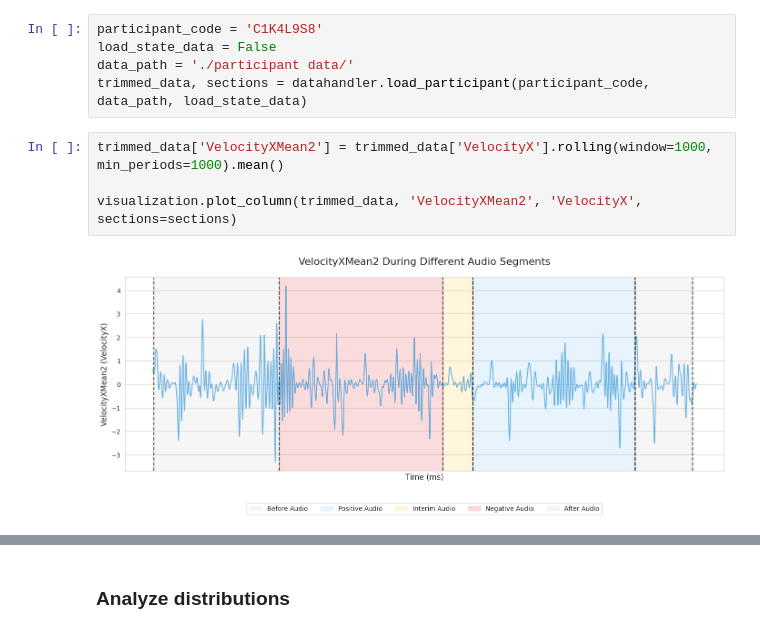
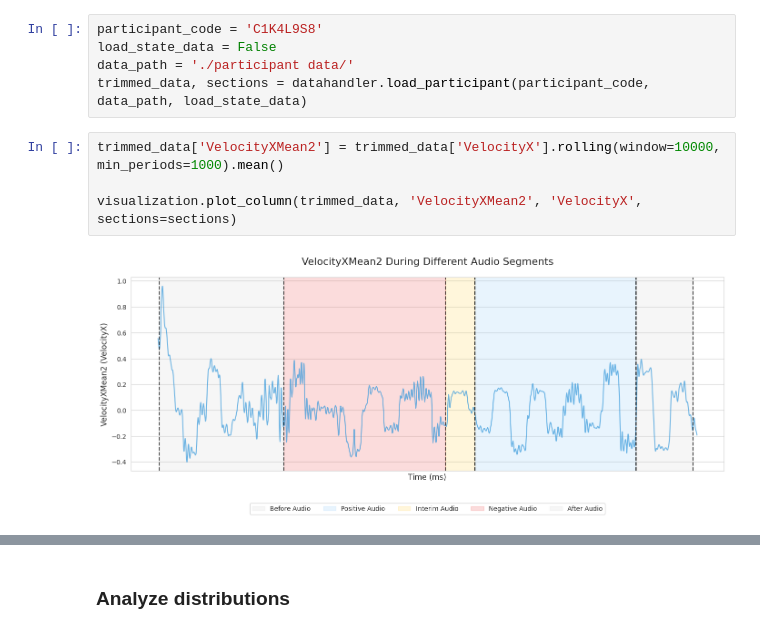
Before and after one commit to Anna-Palatkina-itu/driving_performance_project, a Jupyter notebook: analysis.ipynb, the cells around one changed output, grey strips where cells are left out. Cells and saved outputs as stored; diff of their text form.

```diff
--- a/analysis.ipynb
+++ b/analysis.ipynb
@@ -12,9 +12,9 @@ load_state_data = False
 data_path = './participant data/'
 trimmed_data, sections = datahandler.load_participant(participant_code, data_path, load_state_data)
 # %%
-trimmed_data['VelocityXMean2'] = trimmed_data['VelocityX'].rolling(window=1000, min_periods=1000).mean()
+trimmed_data['VelocityXMean2'] = trimmed_data['VelocityX'].rolling(window=10000, min_periods=1000).mean()
 
 visualization.plot_column(trimmed_data, 'VelocityXMean2', 'VelocityX', sections=sections)
 # %% [output]
-[figure, old version]
+[figure, new version]
 # %%
```
Also changed, not shown: parts of 2 cells of this notebook, 2 other files.
